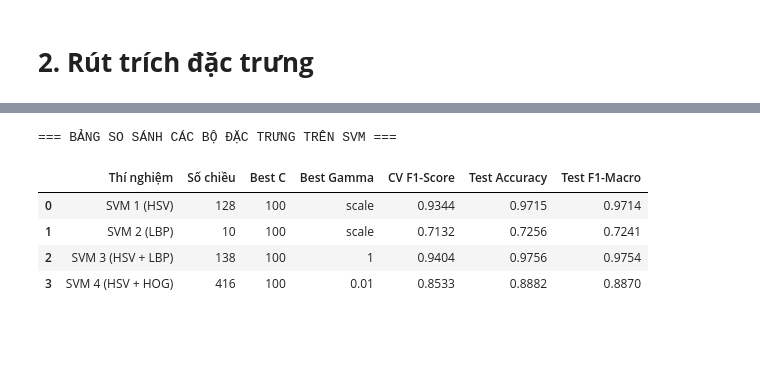
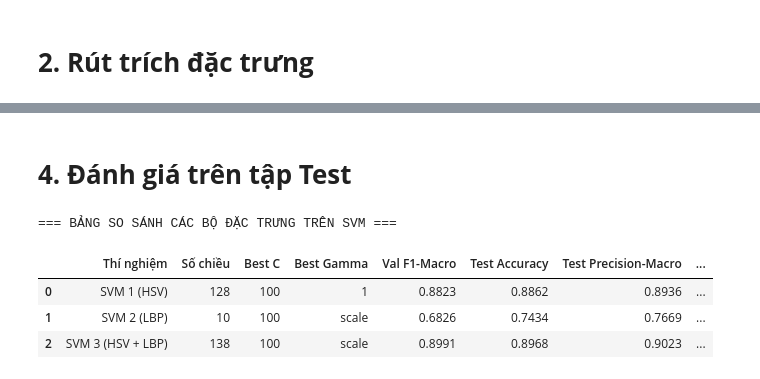
Before and after one commit to Thinhng04/Banana-Ripeness-Classification, a Jupyter notebook: cs231-svm.ipynb, the cells around one changed output, grey strips where cells are left out. Cells and saved outputs as stored; diff of their text form; code cells hidden in the pictures; blank space fills up the shorter version.

```diff
--- a/cs231-svm.ipynb
+++ b/cs231-svm.ipynb
@@ -59,0 +31,18 @@ Phân bố nhãn tập test : [127 122 121 122]
+# %%
+dataset_root = "/kaggle/input/datasets/thitrmnguyn/banana/Augmented Banana Ripeness Detection Dataset"
+
+csv_path = "/kaggle/input/datasets/thitrmnguyn/banana-csv/banana.csv"
+
+df = pd.read_csv(csv_path)
+
+class_names = (
+    df[["label", "label_id"]]
+    .drop_duplicates()
+    .sort_values("label_id")["label"]
+    .tolist()
+)
+
+print("Tổng số ảnh:", len(df))
+print("Danh sách lớp:", class_names)
+print("\nPhân bố dữ liệu:")
+print(pd.crosstab(df["split"], df["label"]))
@@ -162,41 +240,42 @@ for name, (X_tr, X_te) in experiments.items():
+# %% [markdown]
+# **4. Đánh giá trên tập Test**
 # %%
-import pandas as pd
-from sklearn.metrics import accuracy_score, f1_score, classification_report
+from sklearn.metrics import accuracy_score, precision_score, recall_score, classification_report, ConfusionMatrixDisplay
 
 summary_results = []
 
-for name, (X_tr, X_te) in experiments.items():
-    grid = trained_models[name]
-    y_pred = grid.predict(X_te)
+for name, (X_tr, X_va, X_te) in experiments.items():
+    info = trained_models[name]
+    y_pred = info["model"].predict(X_te)
 
     summary_results.append({
         "Thí nghiệm": name,
         "Số chiều": X_tr.shape[1],
-        "Best C": grid.best_params_['C'],
-        "Best Gamma": grid.best_params_['gamma'],
-        "CV F1-Score": round(grid.best_score_, 4),
-        "Test Accuracy": round(accuracy_score(y_test, y_pred), 4),
-        "Test F1-Macro": round(f1_score(y_test, y_pred, average='macro'), 4)
+        "Best C": info["best_params"]["C"],
+        "Best Gamma": info["best_params"]["gamma"],
+        "Val F1-Macro": info["val_f1"],
+        "Test Accuracy": accuracy_score(y_test, y_pred),
+        "Test Precision-Macro": precision_score(y_test, y_pred, average="macro", zero_division=0),
+        "Test Recall-Macro": recall_score(y_test, y_pred, average="macro", zero_division=0),
+        "Test F1-Macro": f1_score(y_test, y_pred, average="macro", zero_division=0)
     })
 
 df_results = pd.DataFrame(summary_results)
-print("\n=== BẢNG SO SÁNH CÁC BỘ ĐẶC TRƯNG TRÊN SVM ===")
-display(df_results)
+print("=== BẢNG SO SÁNH CÁC BỘ ĐẶC TRƯNG TRÊN SVM ===")
+display(df_results.round(4))
 
-# Tìm mô hình tốt nhất
-best_exp_name = df_results.sort_values(by="Test F1-Macro", ascending=False).iloc[0]["Thí nghiệm"]
-print(f"\n=> Bộ đặc trưng cho kết quả tốt nhất: {best_exp_name}")
-
-best_model = trained_models[best_exp_name]
-X_best_test = experiments[best_exp_name][1]
+# Chọn mô hình tốt nhất dựa trên VALIDATION (không dựa trên Test)
+best_exp_name = max(trained_models, key=lambda name: trained_models[name]["val_f1"])
+best_model = trained_models[best_exp_name]["model"]
+X_best_test = experiments[best_exp_name][2]
 y_best_pred = best_model.predict(X_best_test)
 
+print(f"\nMô hình được chọn theo Validation: {best_exp_name}")
 print(f"\n=== CLASSIFICATION REPORT CỦA {best_exp_name} TRÊN TEST ===")
-print(classification_report(y_test, y_best_pred, target_names=class_names))
+print(classification_report(y_test, y_best_pred, labels=label_ids, target_names=class_names, zero_division=0))
 # %% [output]
 === BẢNG SO SÁNH CÁC BỘ ĐẶC TRƯNG TRÊN SVM ===
-|  | Thí nghiệm | Số chiều | Best C | Best Gamma | CV F1-Score | Test Accuracy | Test F1-Macro |
-| 0 | SVM 1 (HSV) | 128 | 100 | scale | 0.9344 | 0.9715 | 0.9714 |
-| 1 | SVM 2 (LBP) | 10 | 100 | scale | 0.7132 | 0.7256 | 0.7241 |
-| 2 | SVM 3 (HSV + LBP) | 138 | 100 | 1 | 0.9404 | 0.9756 | 0.9754 |
-| 3 | SVM 4 (HSV + HOG) | 416 | 100 | 0.01 | 0.8533 | 0.8882 | 0.8870 |
+|  | Thí nghiệm | Số chiều | Best C | Best Gamma | Val F1-Macro | Test Accuracy | Test Precision-Macro | ... |
+| 0 | SVM 1 (HSV) | 128 | 100 | 1 | 0.8823 | 0.8862 | 0.8936 | ... |
+| 1 | SVM 2 (LBP) | 10 | 100 | scale | 0.6826 | 0.7434 | 0.7669 | ... |
+| 2 | SVM 3 (HSV + LBP) | 138 | 100 | scale | 0.8991 | 0.8968 | 0.9023 | ... |
```
Also changed, not shown: parts of 18 cells of this notebook.
